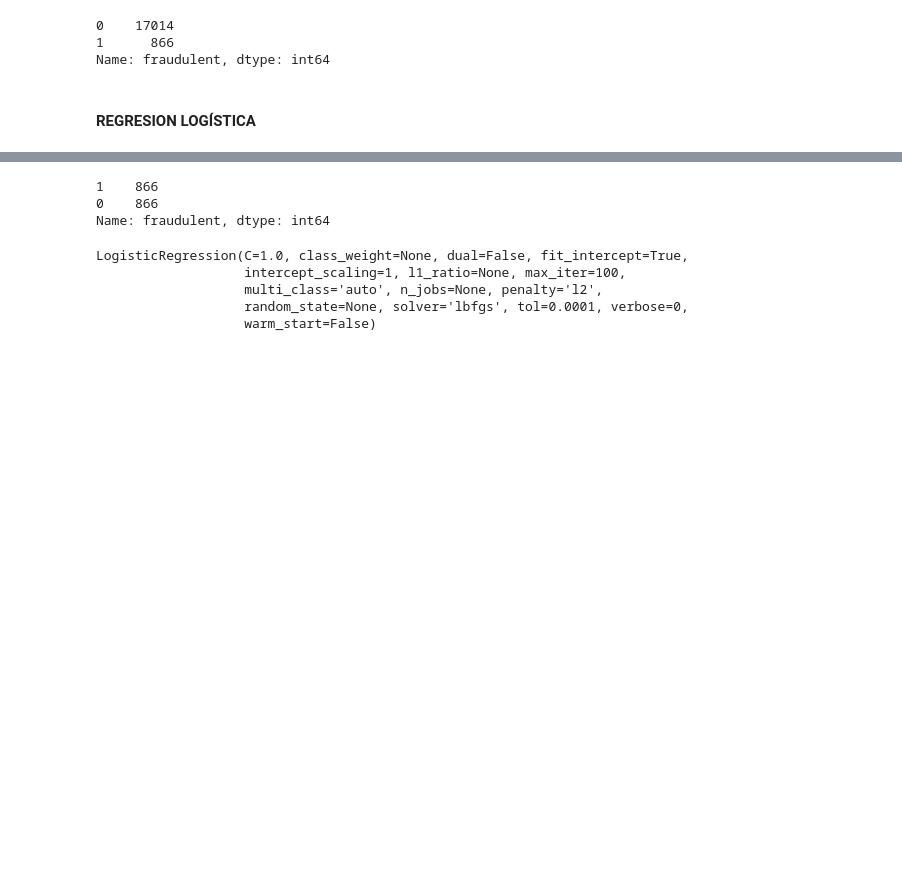
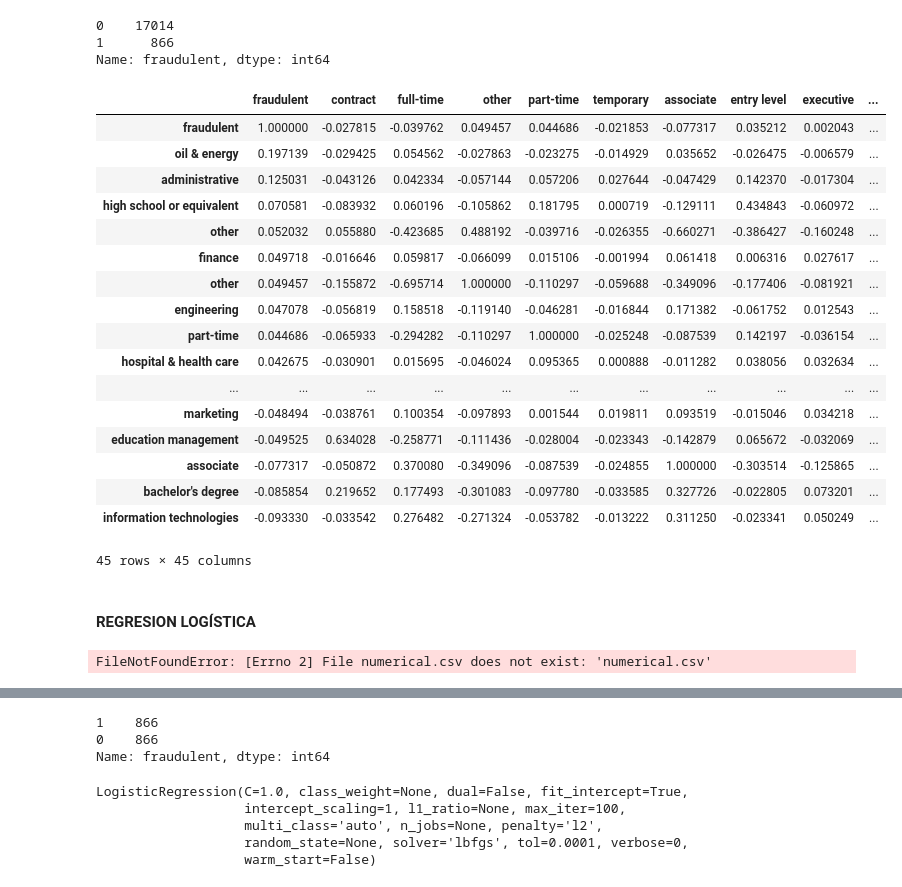
Before and after one commit to mikongame/Module-3-Project-2-ML-Fraud-Detection, a Jupyter notebook: your-code/My part of the project..ipynb, the cells around one changed output, grey strips where cells are left out. Cells and saved outputs as stored; diff of their text form; code cells hidden in the pictures; blank space fills up the shorter version.

Commit message:
EDA and numeric transformations

```diff
--- a/your-code/My part of the project..ipynb
+++ b/your-code/My part of the project..ipynb
@@ -330,8 +364,33 @@ data_2_clean.fraudulent.value_counts()
 0    17014
 1      866
 Name: fraudulent, dtype: int64
+# %%
+data_2_clean.corr().sort_values(by=["fraudulent"], ascending=False)
+# %% [output]
+|  | fraudulent | contract | full-time | other | part-time | temporary | associate | entry level | executive | ... |
+| fraudulent | 1.000000 | -0.027815 | -0.039762 | 0.049457 | 0.044686 | -0.021853 | -0.077317 | 0.035212 | 0.002043 | ... |
+| oil & energy | 0.197139 | -0.029425 | 0.054562 | -0.027863 | -0.023275 | -0.014929 | 0.035652 | -0.026475 | -0.006579 | ... |
+| administrative | 0.125031 | -0.043126 | 0.042334 | -0.057144 | 0.057206 | 0.027644 | -0.047429 | 0.142370 | -0.017304 | ... |
+| high school or equivalent | 0.070581 | -0.083932 | 0.060196 | -0.105862 | 0.181795 | 0.000719 | -0.129111 | 0.434843 | -0.060972 | ... |
+| other | 0.052032 | 0.055880 | -0.423685 | 0.488192 | -0.039716 | -0.026355 | -0.660271 | -0.386427 | -0.160248 | ... |
+| finance | 0.049718 | -0.016646 | 0.059817 | -0.066099 | 0.015106 | -0.001994 | 0.061418 | 0.006316 | 0.027617 | ... |
+| other | 0.049457 | -0.155872 | -0.695714 | 1.000000 | -0.110297 | -0.059688 | -0.349096 | -0.177406 | -0.081921 | ... |
+| engineering | 0.047078 | -0.056819 | 0.158518 | -0.119140 | -0.046281 | -0.016844 | 0.171382 | -0.061752 | 0.012543 | ... |
+| part-time | 0.044686 | -0.065933 | -0.294282 | -0.110297 | 1.000000 | -0.025248 | -0.087539 | 0.142197 | -0.036154 | ... |
+| hospital & health care | 0.042675 | -0.030901 | 0.015695 | -0.046024 | 0.095365 | 0.000888 | -0.011282 | 0.038056 | 0.032634 | ... |
+| ... | ... | ... | ... | ... | ... | ... | ... | ... | ... | ... |
+| marketing | -0.048494 | -0.038761 | 0.100354 | -0.097893 | 0.001544 | 0.019811 | 0.093519 | -0.015046 | 0.034218 | ... |
+| education management | -0.049525 | 0.634028 | -0.258771 | -0.111436 | -0.028004 | -0.023343 | -0.142879 | 0.065672 | -0.032069 | ... |
+| associate | -0.077317 | -0.050872 | 0.370080 | -0.349096 | -0.087539 | -0.024855 | 1.000000 | -0.303514 | -0.125865 | ... |
+| bachelor's degree | -0.085854 | 0.219652 | 0.177493 | -0.301083 | -0.097780 | -0.033585 | 0.327726 | -0.022805 | 0.073201 | ... |
+| information technologies | -0.093330 | -0.033542 | 0.276482 | -0.271324 | -0.053782 | -0.013222 | 0.311250 | -0.023341 | 0.050249 | ... |
+45 rows × 45 columns
 # %% [markdown]
 #### REGRESION LOGÍSTICA
+# %%
+numeric = pd.read_csv("numerical.csv")
+# %% [output]
+FileNotFoundError: [Errno 2] File numerical.csv does not exist: 'numerical.csv'
 # %%
 from sklearn.linear_model import LogisticRegression
 from sklearn.model_selection import train_test_split
```
Also changed, not shown: parts of 23 cells of this notebook, 2 other files.
